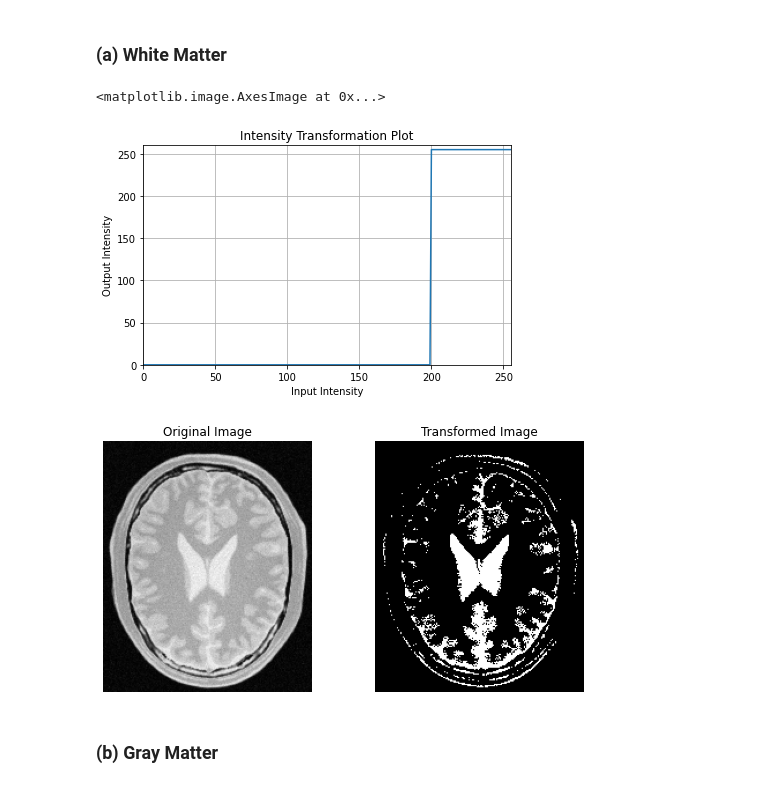
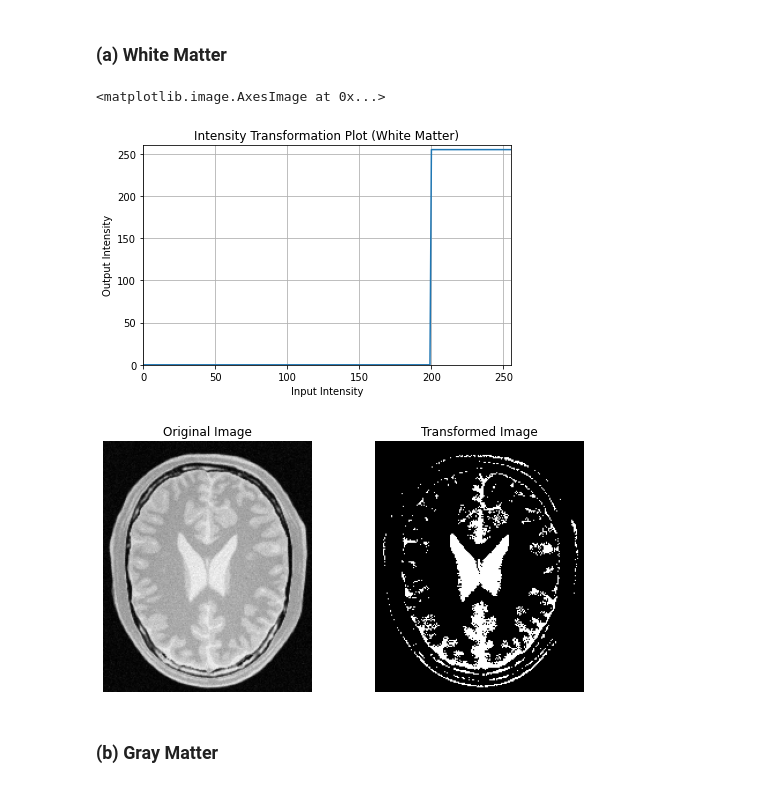
Before and after one commit to vidurawarna/EN2550_CV, a Jupyter notebook: Assignments/Assignment 1/190397E_Assignment1.ipynb, the cells around one changed output. Cells and saved outputs as stored; diff of their text form; code cells hidden in the pictures.

```diff
--- a/Assignments/Assignment 1/190397E_Assignment1.ipynb
+++ b/Assignments/Assignment 1/190397E_Assignment1.ipynb
@@ -85,35 +85,35 @@ t = np.concatenate((T1,T2),axis = 0).astype(np.uint8)
 #Plot the transformation
 fig,ax = plt.subplots()
 ax.plot(t)
 ax.grid()
 ax.set_xlim(0,255)
 ax.set_ylim(0,260)
 ax.set_xlabel("Input Intensity")
 ax.set_ylabel("Output Intensity")
-ax.set_title("Intensity Transformation Plot")
+ax.set_title("Intensity Transformation Plot (White Matter)")
 
 #Read the image using opencv
 img = cv.imread('images/brain_proton_density_slice.png',cv.IMREAD_GRAYSCALE)
 assert img is not None
 
 #apply the transformation using lookup table
 transformed_img = cv.LUT(img,t)
 
 #display images using matplotlib
 plt.rcParams["figure.autolayout"] = True
 fig,ax = plt.subplots(1,2,figsize=(8,4))
 img_ = cv.cvtColor(img,cv.COLOR_BGR2RGB)
 ax[0].axis('off')
 ax[0].set_title("Original Image")
 ax[0].imshow(img_)
 
 transformed_img_ = cv.cvtColor(transformed_img,cv.COLOR_BGR2RGB)
 ax[1].axis('off')
 ax[1].set_title("Transformed Image")
 ax[1].imshow(transformed_img_)
 # %% [output]
 <matplotlib.image.AxesImage at 0x...>
-[figure, old version]
+[figure, new version]
 [figure]
 # %% [markdown]
 ### (b) Gray Matter
```
Also changed, not shown: parts of 9 cells of this notebook.
